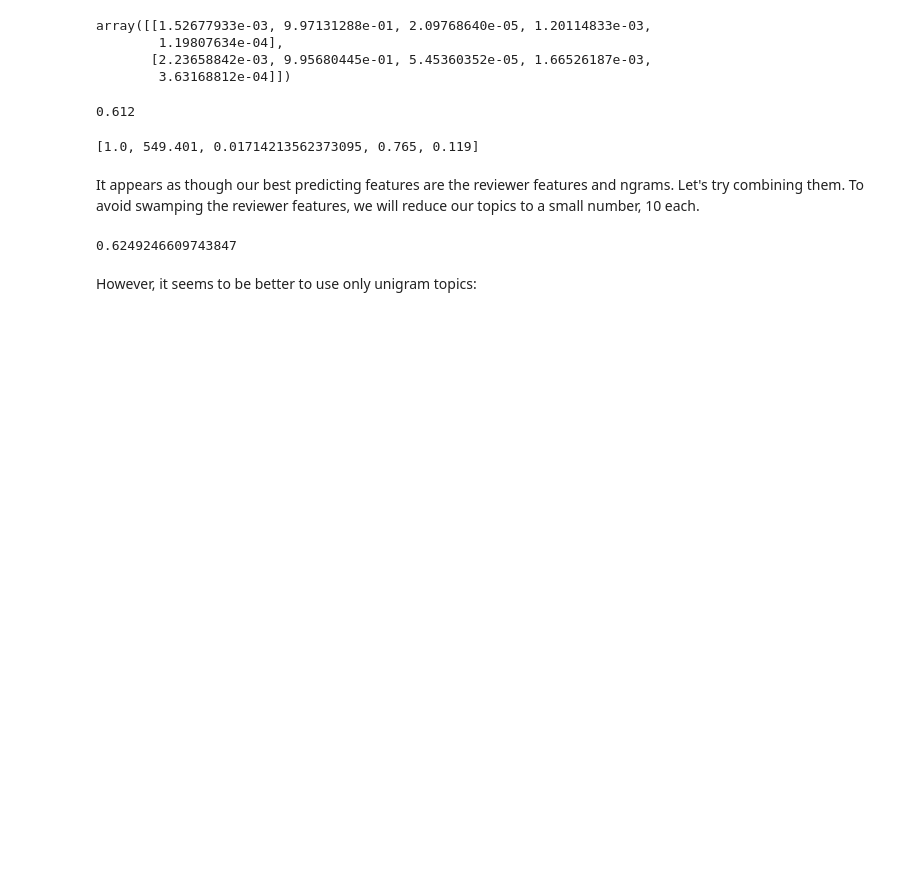
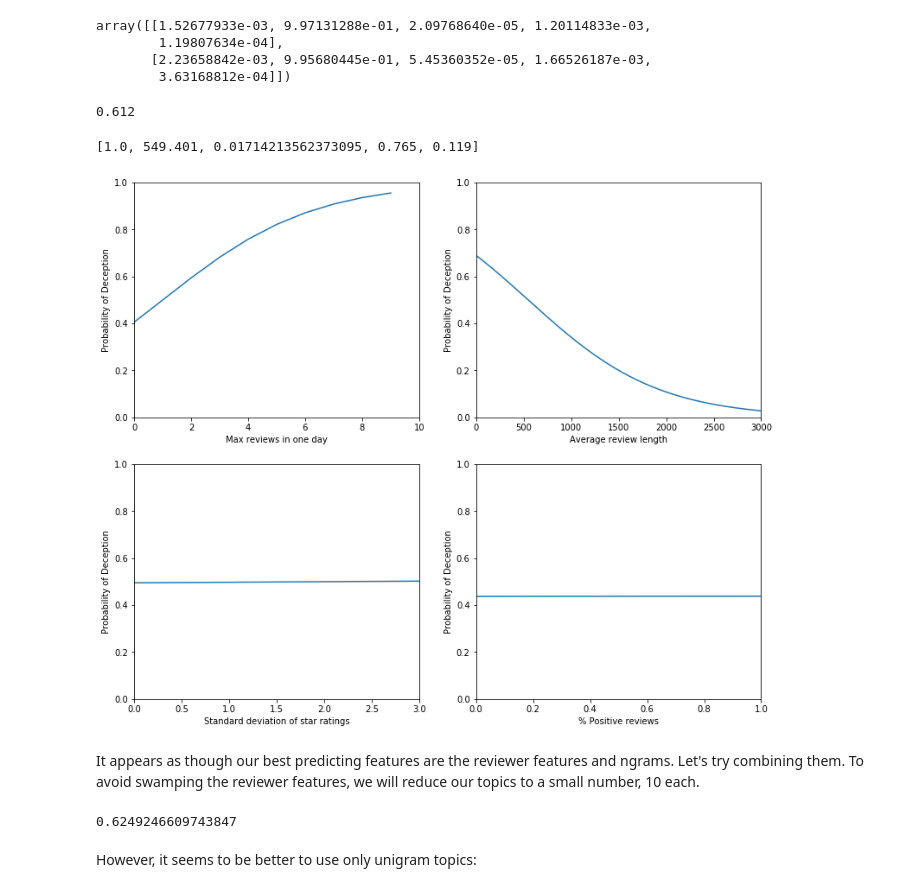
Before and after one commit to CPSSD/LUCAS, a Jupyter notebook: LUCAS/notebooks/yelp/2_nbayes_BetterFeatures.ipynb, the cells around one changed output. Saved outputs shown, nothing was run; the diff lists cells and outputs as text; code cells hidden in the pictures; blank space fills up the shorter version.

Commit message:
Added graphs for reviewer features

```diff
--- a/LUCAS/notebooks/yelp/2_nbayes_BetterFeatures.ipynb
+++ b/LUCAS/notebooks/yelp/2_nbayes_BetterFeatures.ipynb
@@ -382,6 +382,36 @@ means = get_means(features_reviewer)
 means
 # %% [output]
 [1.0, 549.401, 0.01714213562373095, 0.765, 0.119]
+# %%
+def get_probs(model, means, independent, r=1000, d=1):
+  probs = []
+  to_predicts = []
+  for i in range(r):
+    to_predict = [x for x in means]
+    to_predict[independent] = i/d
+    to_predicts.append(to_predict)
+  return model.predict_proba(to_predicts)[:,1], r/d
+# %%
+def plot_probs(probabilitieswithr, xlabel):
+  probabilities = probabilitieswithr[0]
+  r = probabilitieswithr[1]
+  plt.plot(probabilities)
+  plt.ylabel('Probability of Deception')
+  plt.xlabel(xlabel)
+  plt.axis([0, r, 0, 1])
+# %%
+plt.rcParams['figure.figsize'] = [13, 11]
+plt.subplot(2, 2, 1)
+plot_probs(get_probs(naive_bayes, means, 0, 10), "Max reviews in one day")
+plt.subplot(2, 2, 2)
+plot_probs(get_probs(naive_bayes, means, 1, 3000), "Average review length")
+plt.subplot(2, 2, 3)
+plot_probs(get_probs(naive_bayes, means, 2, 300, 100), "Standard deviation of star ratings")
+plt.subplot(2, 2, 4)
+plot_probs(get_probs(naive_bayes, means, 3, 100, 100), "% Positive reviews")
+plt.show()
+# %% [output]
+[figure, added]
 # %% [markdown]
 It appears as though our best predicting features are the reviewer features and ngrams. Let's try combining them. To avoid swamping the reviewer features, we will reduce our topics to a small number, 10 each.
 # %%
```
